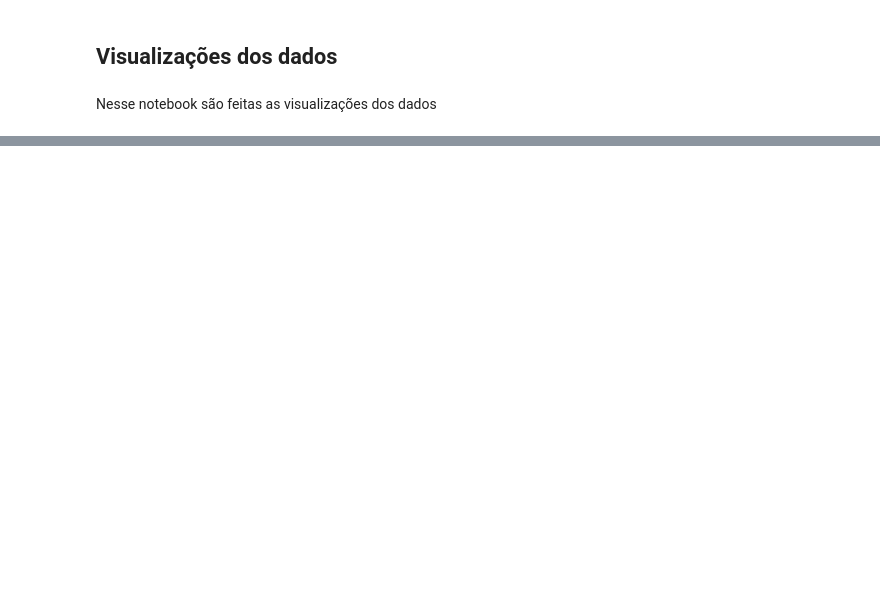
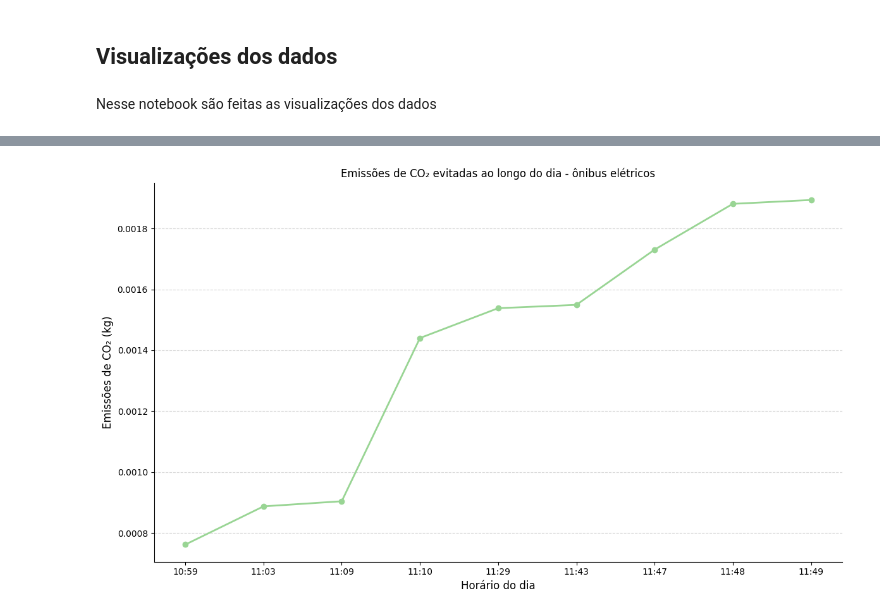
Before and after one commit to sepep-pmsp/dash_onibus_eletricos, a Jupyter notebook: 03_visualizacao_dados.ipynb, the cells around one changed output, grey strips where cells are left out. Cells and saved outputs as stored; diff of their text form; code cells hidden in the pictures; blank space fills up the shorter version.

```diff
--- a/03_visualizacao_dados.ipynb
+++ b/03_visualizacao_dados.ipynb
@@ -30,0 +109,23 @@ df_final
+# %%
+fig, ax = plt.subplots(figsize=(12, 7))
+
+ax.plot(emissoes_evitadas.index, emissoes_evitadas.values,
+        marker="o", color="#99d594", linewidth=2)
+
+#for x, y in zip(emissoes_evitadas.index, emissoes_evitadas.values):
+    #ax.text(x, y, f"{y:.4f}", fontsize=8, color="#99d594", ha="center", va="bottom")
+
+ax.set_title("Emissões de CO₂ evitadas ao longo do dia - ônibus elétricos", fontsize=12)
+ax.set_ylabel("Emissões de CO₂ (kg)", fontsize=12)
+ax.set_xlabel("Horário do dia", fontsize=12)
+
+ax.spines["top"].set_visible(False)
+ax.spines["right"].set_visible(False)
+
+ax.yaxis.grid(True, linestyle="--", alpha=0.5)
+ax.xaxis.grid(False)
+
+plt.tight_layout()
+plt.show()
+# %% [output]
+[figure, added]
```
Also changed, not shown: parts of 8 cells of this notebook.
